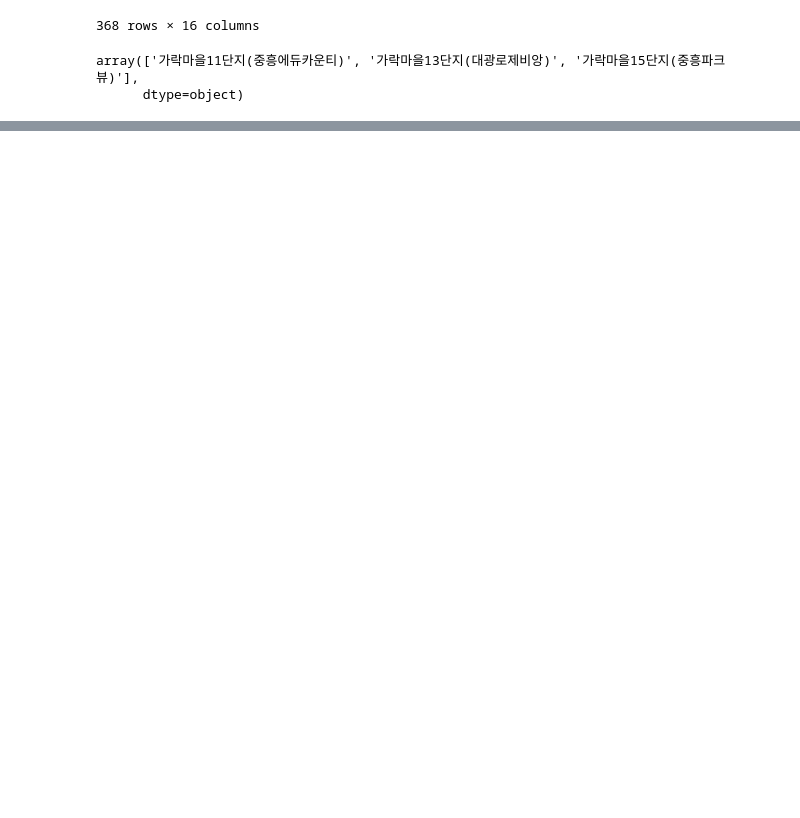
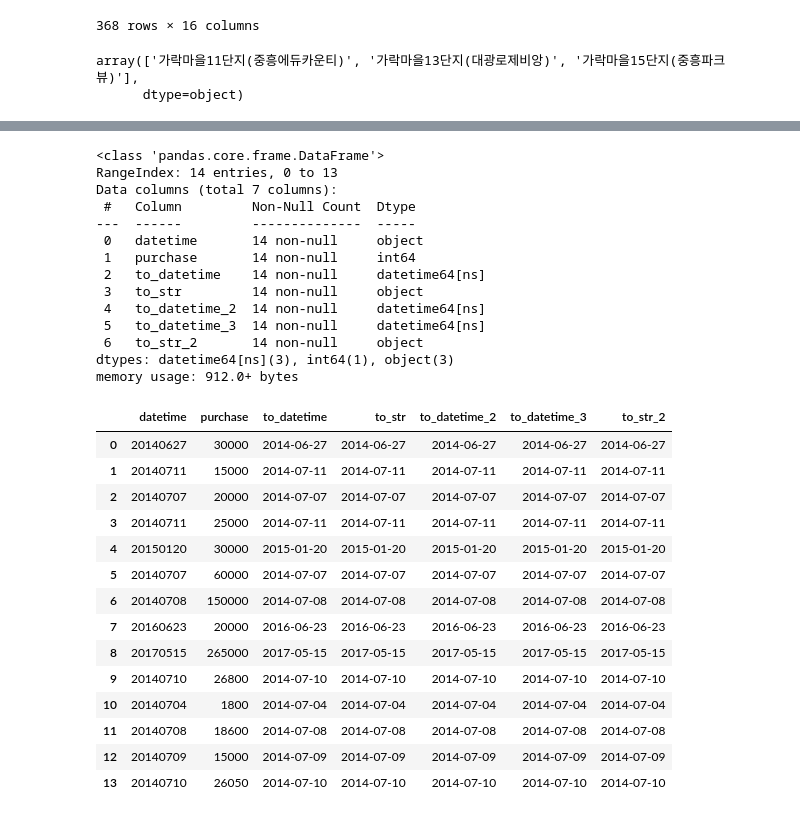
Before and after one commit to blackbutterfly0852/ADP_PRACTICE, a Jupyter notebook: 221026_데이터핸들링.ipynb, the cells around one changed output, grey strips where cells are left out. Drawn from its saved outputs; the diff is of its cells as text; code cells hidden in the pictures; blank space fills up the shorter version.

```diff
--- a/221026_데이터핸들링.ipynb
+++ b/221026_데이터핸들링.ipynb
@@ -1154,0 +1327,10 @@ Name: 계약년월, Length: 38895, dtype: object
+# %%
+# 32. str > datetime
+df = pd.read_csv('data/구매내역.csv')
+df['datetime'] # int64
+# int -> str 변환
+df['datetime'] = df['datetime'].astype(str)
+df['datetime'] # str
+# str -> datetime 변환
+df['to_datetime'] = pd.to_datetime(df['datetime'], format = '%Y%m%d') # 원본 데이터와 동일한 형식필요, 그러나 출력시 - 표시(ex, 20140627 > '%Y%m%d')
+df
@@ -1154,0 +1378,8 @@ Name: 계약년월, Length: 38895, dtype: object
+# %%
+# 34. datetime > str , Series 형식은 'dt'가 필요
+df['to_str'] = df['to_datetime'].dt.strftime('%Y-%m-%d')
+df.info()
+# str > datetime
+# 원본 데이터와 동일한 형식필요, 그러나 출력시 - 표시(ex, 2014-06-27 > '%Y-%m%-d')
+df['to_datetime_2'] = pd.to_datetime(df['to_str'], format = '%Y-%m-%d')
+df.info()
@@ -1154,0 +1404,40 @@ Name: 계약년월, Length: 38895, dtype: object
+# %%
+# 35. map(lambda) 사용
+# datetime > str
+df['to_str_2'] = df['to_datetime_3'].map(lambda x : datetime.strftime(x, '%Y-%m-%d')) # str'f'time : 문자열로 변경
+
+# str > datetime
+df['to_datetime_3'] = df['to_str'].map(lambda x : datetime.strptime(x, '%Y-%m-%d')) # str'p'time : '피'보는 일자 암기
+
+df.info()
+df
+# %% [output]
+<class 'pandas.core.frame.DataFrame'>
+RangeIndex: 14 entries, 0 to 13
+Data columns (total 7 columns):
+ #   Column         Non-Null Count  Dtype
+---  ------         --------------  -----
+ 0   datetime       14 non-null     object
+ 1   purchase       14 non-null     int64
+ 2   to_datetime    14 non-null     datetime64[ns]
+ 3   to_str         14 non-null     object
+ 4   to_datetime_2  14 non-null     datetime64[ns]
+ 5   to_datetime_3  14 non-null     datetime64[ns]
+ 6   to_str_2       14 non-null     object
+dtypes: datetime64[ns](3), int64(1), object(3)
+memory usage: 912.0+ bytes
+|  | datetime | purchase | to_datetime | to_str | to_datetime_2 | to_datetime_3 | to_str_2 |
+| 0 | 20140627 | 30000 | 2014-06-27 | 2014-06-27 | 2014-06-27 | 2014-06-27 | 2014-06-27 |
+| 1 | 20140711 | 15000 | 2014-07-11 | 2014-07-11 | 2014-07-11 | 2014-07-11 | 2014-07-11 |
+| 2 | 20140707 | 20000 | 2014-07-07 | 2014-07-07 | 2014-07-07 | 2014-07-07 | 2014-07-07 |
+| 3 | 20140711 | 25000 | 2014-07-11 | 2014-07-11 | 2014-07-11 | 2014-07-11 | 2014-07-11 |
+| 4 | 20150120 | 30000 | 2015-01-20 | 2015-01-20 | 2015-01-20 | 2015-01-20 | 2015-01-20 |
+| 5 | 20140707 | 60000 | 2014-07-07 | 2014-07-07 | 2014-07-07 | 2014-07-07 | 2014-07-07 |
+| 6 | 20140708 | 150000 | 2014-07-08 | 2014-07-08 | 2014-07-08 | 2014-07-08 | 2014-07-08 |
+| 7 | 20160623 | 20000 | 2016-06-23 | 2016-06-23 | 2016-06-23 | 2016-06-23 | 2016-06-23 |
+| 8 | 20170515 | 265000 | 2017-05-15 | 2017-05-15 | 2017-05-15 | 2017-05-15 | 2017-05-15 |
+| 9 | 20140710 | 26800 | 2014-07-10 | 2014-07-10 | 2014-07-10 | 2014-07-10 | 2014-07-10 |
+| 10 | 20140704 | 1800 | 2014-07-04 | 2014-07-04 | 2014-07-04 | 2014-07-04 | 2014-07-04 |
+| 11 | 20140708 | 18600 | 2014-07-08 | 2014-07-08 | 2014-07-08 | 2014-07-08 | 2014-07-08 |
+| 12 | 20140709 | 15000 | 2014-07-09 | 2014-07-09 | 2014-07-09 | 2014-07-09 | 2014-07-09 |
+| 13 | 20140710 | 26050 | 2014-07-10 | 2014-07-10 | 2014-07-10 | 2014-07-10 | 2014-07-10 |
```
Also changed, not shown: parts of 26 cells of this notebook.
